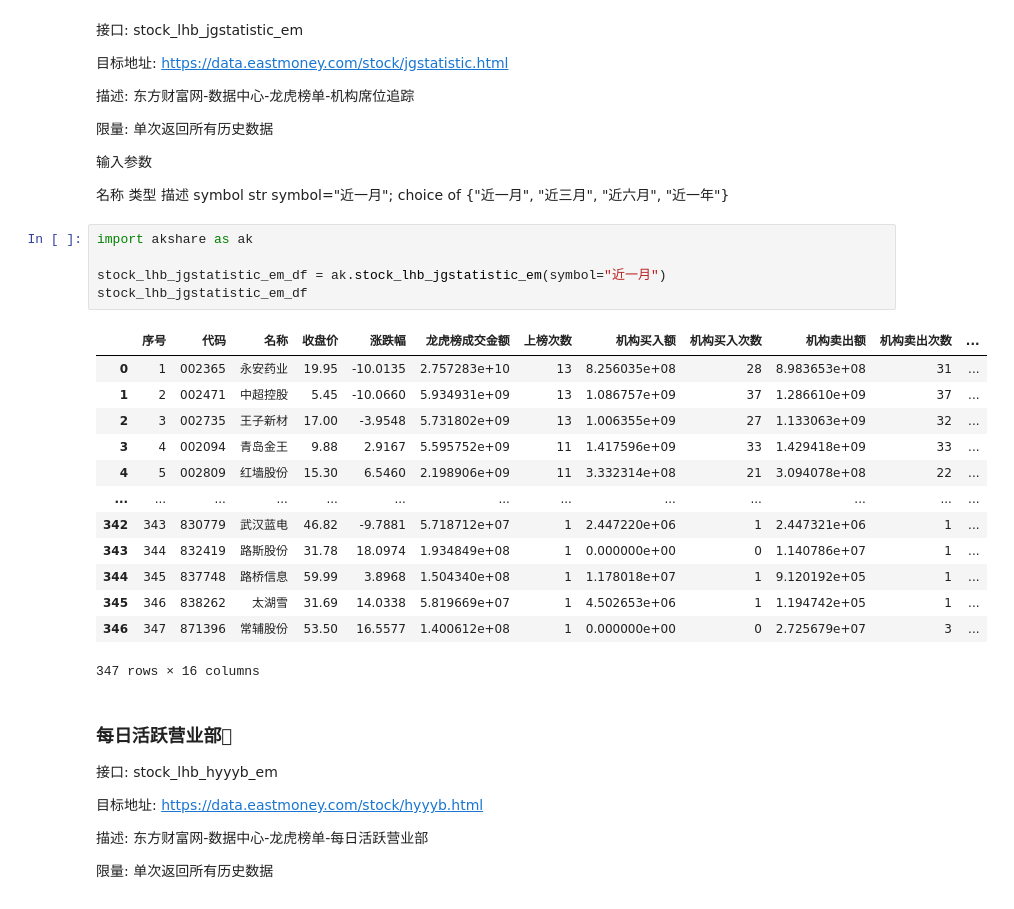
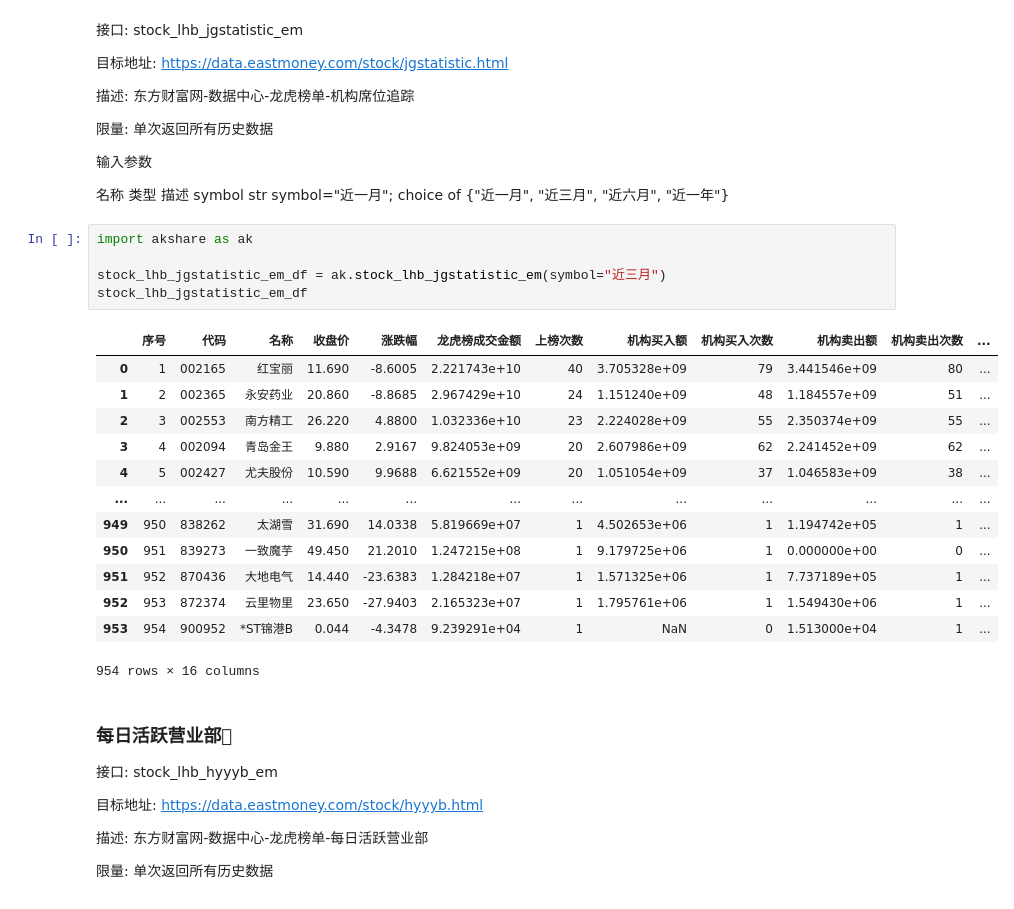
Before and after one commit to EveryFine/GeniusTradeTracker, a Jupyter notebook: tracker/app/akshare/akshare.ipynb, the cells around one changed output. Saved outputs shown, nothing was run; the diff lists cells and outputs as text.

```diff
--- a/tracker/app/akshare/akshare.ipynb
+++ b/tracker/app/akshare/akshare.ipynb
@@ -637,22 +637,22 @@ symbol	str	symbol="近一月"; choice of {"近一月", "近三月", "近六月",
 # %%
 import akshare as ak
 
-stock_lhb_jgstatistic_em_df = ak.stock_lhb_jgstatistic_em(symbol="近一月")
+stock_lhb_jgstatistic_em_df = ak.stock_lhb_jgstatistic_em(symbol="近三月")
 stock_lhb_jgstatistic_em_df
 # %% [output]
 |  | 序号 | 代码 | 名称 | 收盘价 | 涨跌幅 | 龙虎榜成交金额 | 上榜次数 | 机构买入额 | 机构买入次数 | 机构卖出额 | 机构卖出次数 | ... |
-| 0 | 1 | 002365 | 永安药业 | 19.95 | -10.0135 | 2.757283e+10 | 13 | 8.256035e+08 | 28 | 8.983653e+08 | 31 | ... |
-| 1 | 2 | 002471 | 中超控股 | 5.45 | -10.0660 | 5.934931e+09 | 13 | 1.086757e+09 | 37 | 1.286610e+09 | 37 | ... |
-| 2 | 3 | 002735 | 王子新材 | 17.00 | -3.9548 | 5.731802e+09 | 13 | 1.006355e+09 | 27 | 1.133063e+09 | 32 | ... |
-| 3 | 4 | 002094 | 青岛金王 | 9.88 | 2.9167 | 5.595752e+09 | 11 | 1.417596e+09 | 33 | 1.429418e+09 | 33 | ... |
-| 4 | 5 | 002809 | 红墙股份 | 15.30 | 6.5460 | 2.198906e+09 | 11 | 3.332314e+08 | 21 | 3.094078e+08 | 22 | ... |
+| 0 | 1 | 002165 | 红宝丽 | 11.690 | -8.6005 | 2.221743e+10 | 40 | 3.705328e+09 | 79 | 3.441546e+09 | 80 | ... |
+| 1 | 2 | 002365 | 永安药业 | 20.860 | -8.8685 | 2.967429e+10 | 24 | 1.151240e+09 | 48 | 1.184557e+09 | 51 | ... |
+| 2 | 3 | 002553 | 南方精工 | 26.220 | 4.8800 | 1.032336e+10 | 23 | 2.224028e+09 | 55 | 2.350374e+09 | 55 | ... |
+| 3 | 4 | 002094 | 青岛金王 | 9.880 | 2.9167 | 9.824053e+09 | 20 | 2.607986e+09 | 62 | 2.241452e+09 | 62 | ... |
+| 4 | 5 | 002427 | 尤夫股份 | 10.590 | 9.9688 | 6.621552e+09 | 20 | 1.051054e+09 | 37 | 1.046583e+09 | 38 | ... |
 | ... | ... | ... | ... | ... | ... | ... | ... | ... | ... | ... | ... | ... |
-| 342 | 343 | 830779 | 武汉蓝电 | 46.82 | -9.7881 | 5.718712e+07 | 1 | 2.447220e+06 | 1 | 2.447321e+06 | 1 | ... |
-| 343 | 344 | 832419 | 路斯股份 | 31.78 | 18.0974 | 1.934849e+08 | 1 | 0.000000e+00 | 0 | 1.140786e+07 | 1 | ... |
-| 344 | 345 | 837748 | 路桥信息 | 59.99 | 3.8968 | 1.504340e+08 | 1 | 1.178018e+07 | 1 | 9.120192e+05 | 1 | ... |
-| 345 | 346 | 838262 | 太湖雪 | 31.69 | 14.0338 | 5.819669e+07 | 1 | 4.502653e+06 | 1 | 1.194742e+05 | 1 | ... |
-| 346 | 347 | 871396 | 常辅股份 | 53.50 | 16.5577 | 1.400612e+08 | 1 | 0.000000e+00 | 0 | 2.725679e+07 | 3 | ... |
+| 949 | 950 | 838262 | 太湖雪 | 31.690 | 14.0338 | 5.819669e+07 | 1 | 4.502653e+06 | 1 | 1.194742e+05 | 1 | ... |
+| 950 | 951 | 839273 | 一致魔芋 | 49.450 | 21.2010 | 1.247215e+08 | 1 | 9.179725e+06 | 1 | 0.000000e+00 | 0 | ... |
+| 951 | 952 | 870436 | 大地电气 | 14.440 | -23.6383 | 1.284218e+07 | 1 | 1.571325e+06 | 1 | 7.737189e+05 | 1 | ... |
+| 952 | 953 | 872374 | 云里物里 | 23.650 | -27.9403 | 2.165323e+07 | 1 | 1.795761e+06 | 1 | 1.549430e+06 | 1 | ... |
+| 953 | 954 | 900952 | *ST锦港B | 0.044 | -4.3478 | 9.239291e+04 | 1 | NaN | 0 | 1.513000e+04 | 1 | ... |
-347 rows × 16 columns
+954 rows × 16 columns
 # %% [markdown]
 ### 每日活跃营业部
 
```
Also changed, not shown: parts of 4 cells of this notebook, 9 other files.
